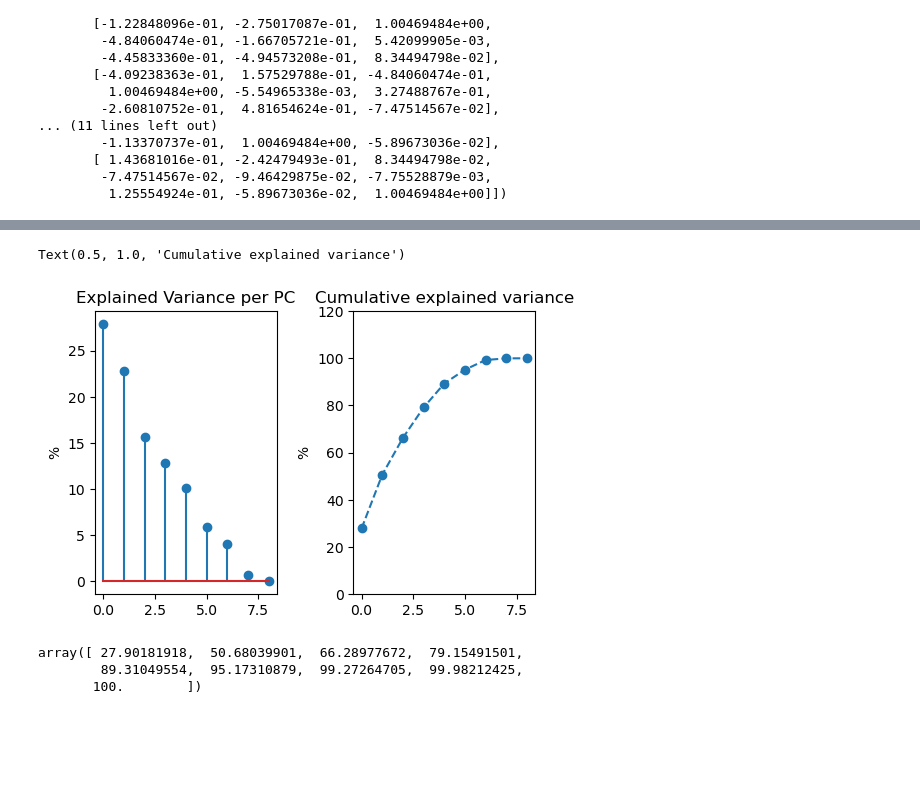
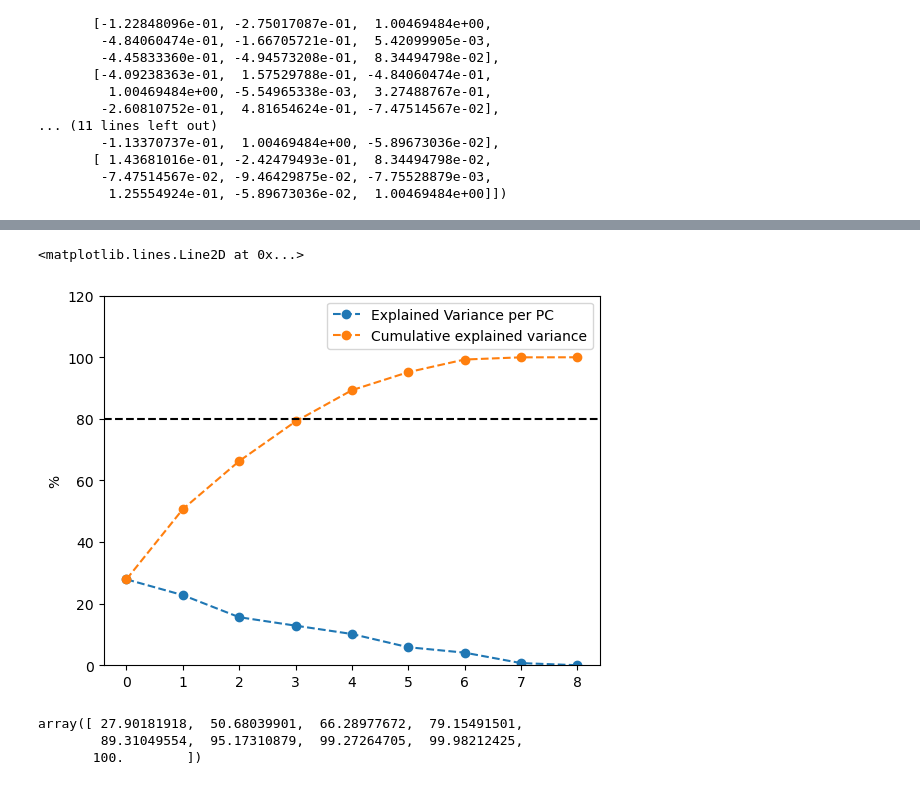
Before and after one commit to Magdk01/MLDM-Assignment-1, a Jupyter notebook: PCA.ipynb, the cells around one changed output, grey strips where cells are left out. Cells and saved outputs as stored; diff of their text form; code cells hidden in the pictures; blank space fills up the shorter version.

```diff
--- a/PCA.ipynb
+++ b/PCA.ipynb
@@ -122,20 +126,15 @@ Eigenvectors: [[-0.54517662  0.28568318  0.08691083 -0.14738099  0.0735427  -0.1
 # %%
-plt.subplot(1,2,1)
-plt.stem((eig_val/np.sum(eig_val)*100),markerfmt='o ')
-plt.title('Explained Variance per PC')
+plt.plot((eig_val/np.sum(eig_val)*100),linestyle='--', marker='o')
 plt.ylabel('%')
 
-plt.tight_layout(pad=5.5)
-
-plt.subplot(1,2,2)
 cum_data = np.cumsum(eig_val/np.sum(eig_val)*100)
 plt.plot(cum_data,linestyle='--', marker='o',)
 plt.ylim(0,120)
-plt.ylabel('%')
-plt.title('Cumulative explained variance')
+plt.legend(['Explained Variance per PC','Cumulative explained variance'])
+plt.axhline(80,linestyle='--',color='black')
 # %% [output]
-Text(0.5, 1.0, 'Cumulative explained variance')
+<matplotlib.lines.Line2D at 0x...>
-[figure, old version]
+[figure, new version]
 # %%
 cum_data
 # %% [output]
```
Also changed, not shown: parts of 8 cells of this notebook.
